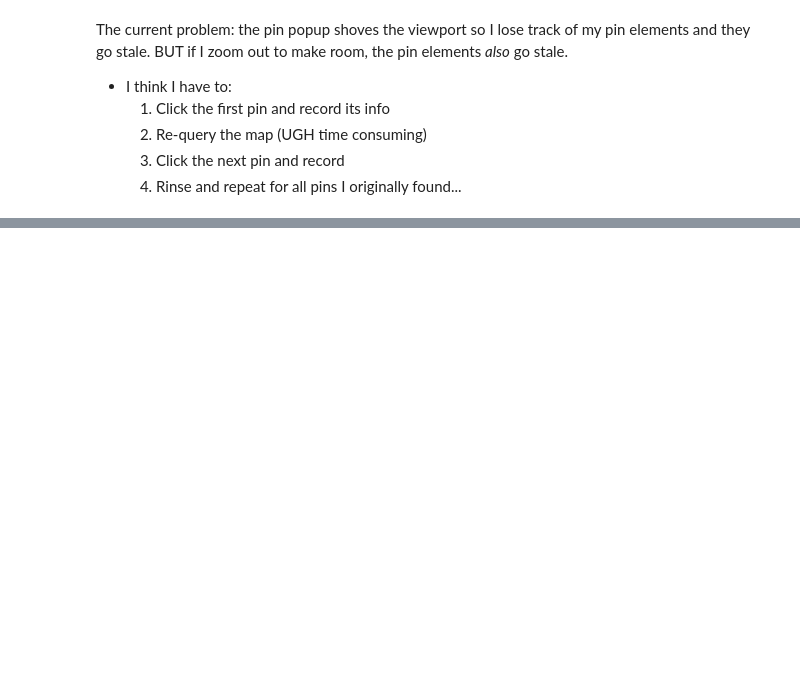
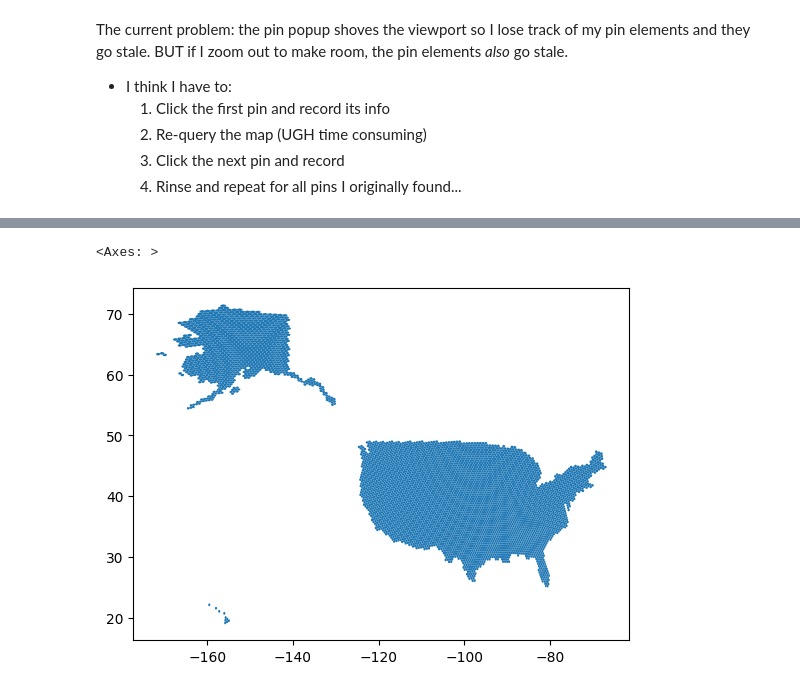
Before and after one commit to emigre459/evlens, a Jupyter notebook: notebooks/0.2-DWRM-PlugshareLocationScraping.ipynb, the cells around one changed output, grey strips where cells are left out. Saved outputs shown, nothing was run; the diff lists cells and outputs as text; code cells hidden in the pictures; blank space fills up the shorter version.

Commit message:
Build out code for estimating hexagonal cells filling in US

```diff
--- a/notebooks/0.2-DWRM-PlugshareLocationScraping.ipynb
+++ b/notebooks/0.2-DWRM-PlugshareLocationScraping.ipynb
@@ -175,0 +173,9 @@ s.driver.quit()
+# %%
+resolution = 4
+
+# Resample to H3 cells
+gdf_h3 = gdf.h3.polyfill_resample(resolution)
+gdf_h3.plot()
+# %% [output]
+<Axes: >
+[figure, added]
```
Also changed, not shown: parts of 15 cells of this notebook, 2 other files.
